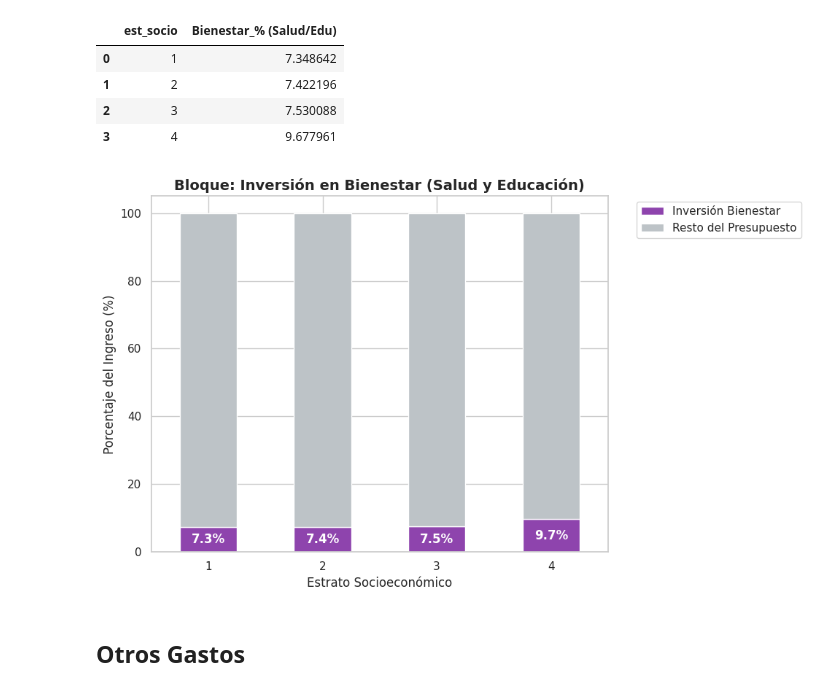
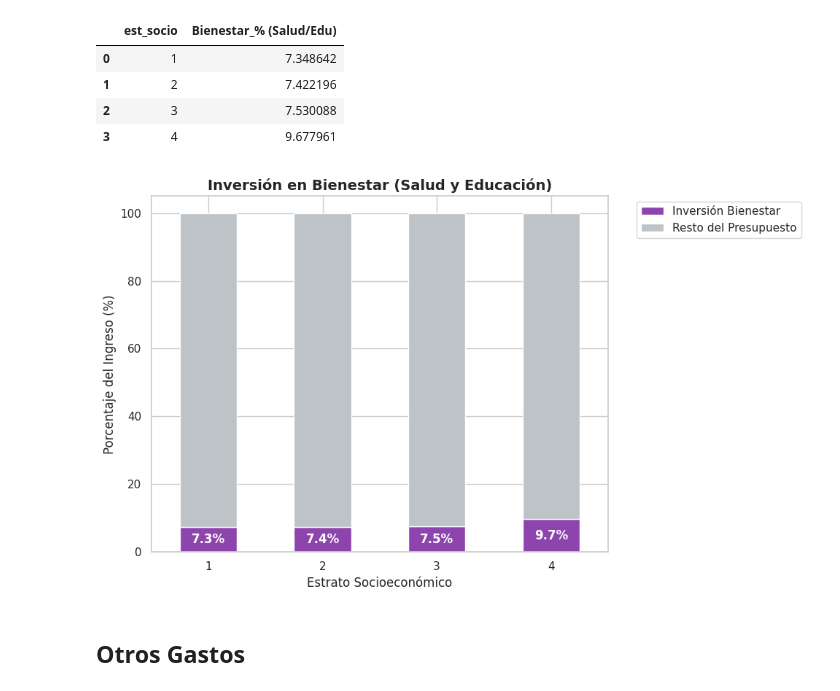
Before and after one commit to SusanaBN30/Tareas, a Jupyter notebook: Proyecto.ipynb, the cells around one changed output. Drawn from its saved outputs; the diff is of its cells as text; code cells hidden in the pictures.

```diff
--- a/Proyecto.ipynb
+++ b/Proyecto.ipynb
@@ -251,28 +251,28 @@ CAPACIDAD DE EXCEDENTE Y DESARROLLO
 # %%
 df_bien_plot = tabla_bienestar.copy()
 df_bien_plot['Resto_del_Presupuesto'] = 100 - df_bien_plot['Bienestar_% (Salud/Edu)']
 
 ax = df_bien_plot.plot(kind='bar', x='est_socio',
                         y=['Bienestar_% (Salud/Edu)', 'Resto_del_Presupuesto'],
                         stacked=True, figsize=(10,6),
                         color=['#8e44ad', '#bdc3c7'],
                         rot=0)
 
-plt.title('Bloque: Inversión en Bienestar (Salud y Educación)', fontsize=14, fontweight='bold')
+plt.title('Inversión en Bienestar (Salud y Educación)', fontsize=14, fontweight='bold')
 plt.ylabel('Porcentaje del Ingreso (%)')
 plt.xlabel('Estrato Socioeconómico')
 plt.legend(['Inversión Bienestar', 'Resto del Presupuesto'],
            bbox_to_anchor=(1.05, 1), loc='upper left')
 
 for c in ax.containers:
     if c == ax.containers[0]:
         labels = [f'{v.get_height():.1f}%' for v in c]
         ax.bar_label(c, labels=labels, label_type='center', color='white', fontweight='bold')
 
 plt.tight_layout()
 plt.show()
 # %% [output]
-[figure, old version]
+[figure, new version]
 # %% [markdown]
 ## Otros Gastos
 # %%
```
Also changed, not shown: parts of 4 cells of this notebook.
